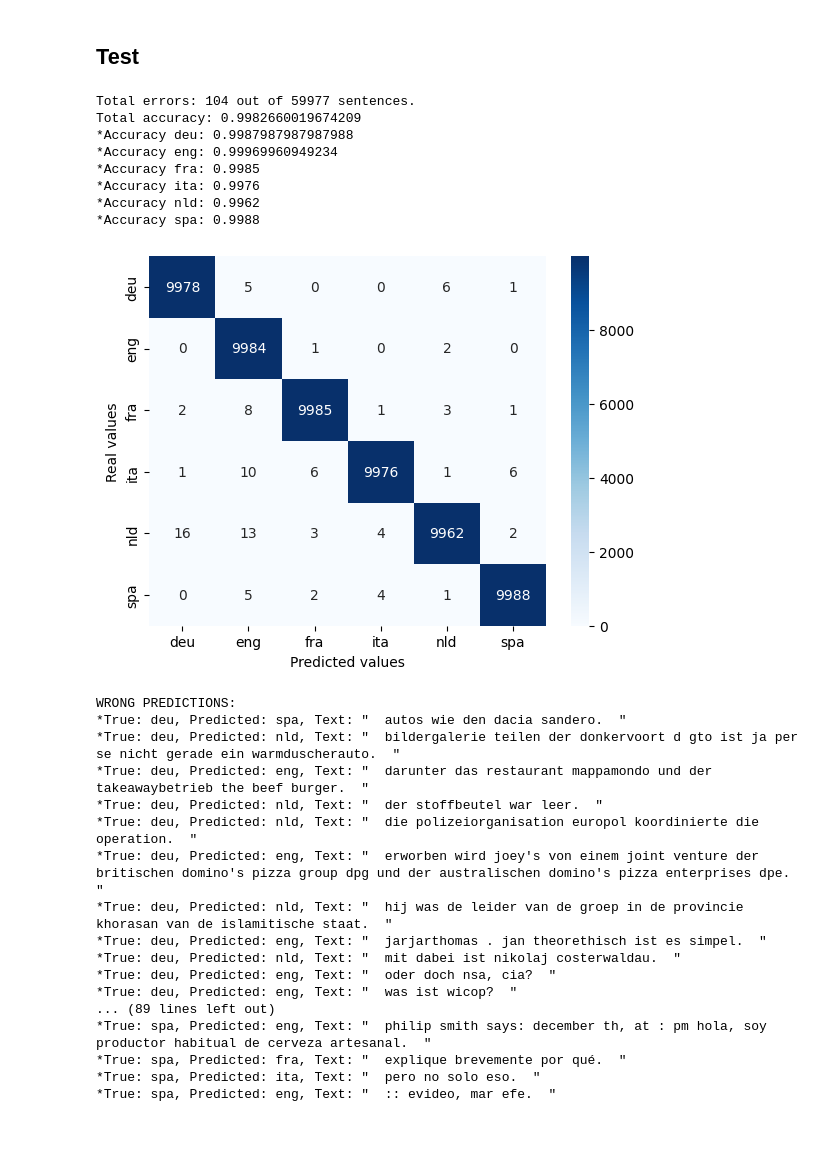
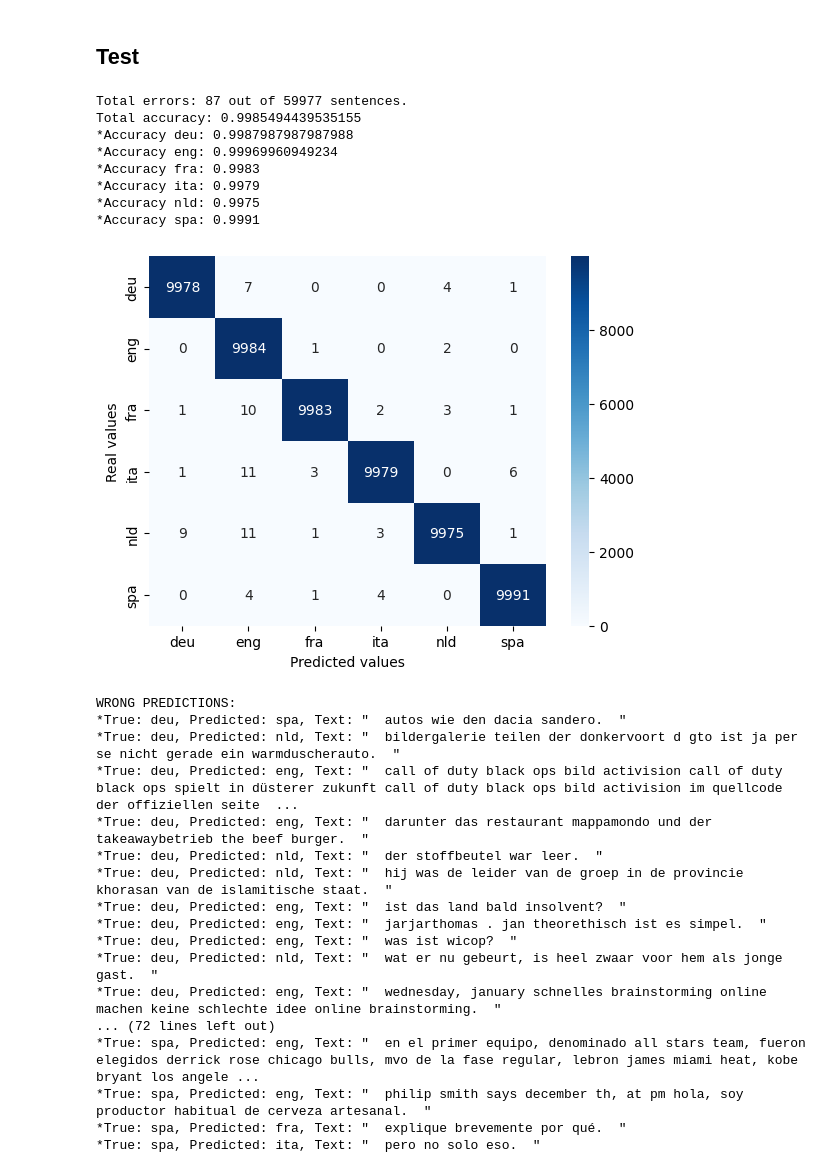
Before and after one commit to caiselvas/language-identification, a Jupyter notebook: main.ipynb, the cells around one changed output. Saved outputs shown, nothing was run; the diff lists cells and outputs as text; code cells hidden in the pictures; blank space fills up the shorter version.

Commit message:
MOD train updated, ADD validation plot

```diff
--- a/main.ipynb
+++ b/main.ipynb
@@ -36,7 +36,7 @@ b_value_dict = {key: value ** 3 for key, value in unique_chars.items()}
 totals = {key: sum(trigrams[key].values()) for key in trigrams.keys()}
 # %%
 # Test the Lidstone smoothing
-text = '  en la ciudad alemana de leipzig.  '
+text = '  pero no solo eso.  '
 probs = []
 languages = {"deu": "Deutsch (German)",
              "eng": "English (English)",
@@ -174,7 +181,7 @@ for language in test.keys():
 		probs = []
 		sentence = "  "+sentence+"  " # Add spaces to the beginning and end of the sentence for better results
 		for lingua in trigrams.keys():
-			prob = probs_total(model=trigrams[lingua], text=sentence, b_value=b_value_dict[lingua], smooth=absolute_discounting, param=0.5, total_trigrams=totals[lingua])
+			prob = probs_total(model=trigrams[lingua], text=sentence, b_value=b_value_dict[lingua], smooth=lidstone_smooth, param=0.5, total_trigrams=totals[lingua])
 			probs.append((lingua, prob))
 		max_prob = max(probs, key = lambda x: x[1])
 		predictions[language].append(max_prob[0])
@@ -183,54 +190,54 @@ for language in test.keys():
 
 # Calculate accuracy
 correct_predictions = {language: sum([1 for pred in predictions[language] if pred == language]) for language in test.keys()}
 total_accuracy = sum(correct_predictions.values()) / sum([len(value) for value in test.values()])
 
 # Print results
 print(f"Total errors: {len(prediction_errors_list)} out of {sum([len(value) for value in test.values()])} sentences.")
 print(f"Total accuracy: {total_accuracy}")
 for language, correct in correct_predictions.items():
 	print(f"*Accuracy {language}: {correct / len(test[language])}")
 
 # Confusion matrix
 language_names = [language for language in test.keys()]
 
 cm = confusion_matrix(y_true=[language for language in test.keys() for _ in range(len(test[language]))],
 					  y_pred=[pred for language in test.keys() for pred in predictions[language]],
 					  labels=language_names)
 
 sns.heatmap(data=cm, annot=True, fmt="d", xticklabels=language_names, yticklabels=language_names, cmap="Blues")
 plt.xlabel('Predicted values')
 plt.ylabel('Real values')
 plt.show()
 
 # Print the errors
 print("WRONG PREDICTIONS:")
 for error in prediction_errors_list:
 	print(f"*True: {error['true']}, Predicted: {error['pred']}, Text: \"{error['text']}\"")
 # %% [output]
-Total errors: 104 out of 59977 sentences.
-Total accuracy: 0.9982660019674209
+Total errors: 87 out of 59977 sentences.
+Total accuracy: 0.9985494439535155
 *Accuracy deu: 0.9987987987987988
 *Accuracy eng: 0.99969960949234
-*Accuracy fra: 0.9985
-*Accuracy ita: 0.9976
-*Accuracy nld: 0.9962
-*Accuracy spa: 0.9988
+*Accuracy fra: 0.9983
+*Accuracy ita: 0.9979
+*Accuracy nld: 0.9975
+*Accuracy spa: 0.9991
-[figure, old version]
+[figure, new version]
 WRONG PREDICTIONS:
 *True: deu, Predicted: spa, Text: "  autos wie den dacia sandero.  "
 *True: deu, Predicted: nld, Text: "  bildergalerie teilen der donkervoort d gto ist ja per se nicht gerade ein warmduscherauto.  "
+*True: deu, Predicted: eng, Text: "  call of duty black ops bild activision call of duty black ops spielt in düsterer zukunft call of duty black ops bild activision im quellcode der offiziellen seite  ...
 *True: deu, Predicted: eng, Text: "  darunter das restaurant mappamondo und der takeawaybetrieb the beef burger.  "
 *True: deu, Predicted: nld, Text: "  der stoffbeutel war leer.  "
-*True: deu, Predicted: nld, Text: "  die polizeiorganisation europol koordinierte die operation.  "
-*True: deu, Predicted: eng, Text: "  erworben wird joey's von einem joint venture der britischen domino's pizza group dpg und der australischen domino's pizza enterprises dpe.  "
 *True: deu, Predicted: nld, Text: "  hij was de leider van de groep in de provincie khorasan van de islamitische staat.  "
+*True: deu, Predicted: eng, Text: "  ist das land bald insolvent?  "
 *True: deu, Predicted: eng, Text: "  jarjarthomas . jan theorethisch ist es simpel.  "
-*True: deu, Predicted: nld, Text: "  mit dabei ist nikolaj costerwaldau.  "
-*True: deu, Predicted: eng, Text: "  oder doch nsa, cia?  "
 *True: deu, Predicted: eng, Text: "  was ist wicop?  "
-... (89 lines left out)
-*True: spa, Predicted: eng, Text: "  philip smith says: december th, at : pm hola, soy productor habitual de cerveza artesanal.  "
+*True: deu, Predicted: nld, Text: "  wat er nu gebeurt, is heel zwaar voor hem als jonge gast.  "
+*True: deu, Predicted: eng, Text: "  wednesday, january schnelles brainstorming online machen keine schlechte idee online brainstorming.  "
+... (72 lines left out)
+*True: spa, Predicted: eng, Text: "  en el primer equipo, denominado all stars team, fueron elegidos derrick rose chicago bulls, mvo de la fase regular, lebron james miami heat, kobe bryant los angele ...
+*True: spa, Predicted: eng, Text: "  philip smith says december th, at pm hola, soy productor habitual de cerveza artesanal.  "
 *True: spa, Predicted: fra, Text: "  explique brevemente por qué.  "
 *True: spa, Predicted: ita, Text: "  pero no solo eso.  "
-*True: spa, Predicted: eng, Text: "  :: evideo, mar efe.  "
```
Also changed, not shown: parts of 4 cells of this notebook, 7 other files.
